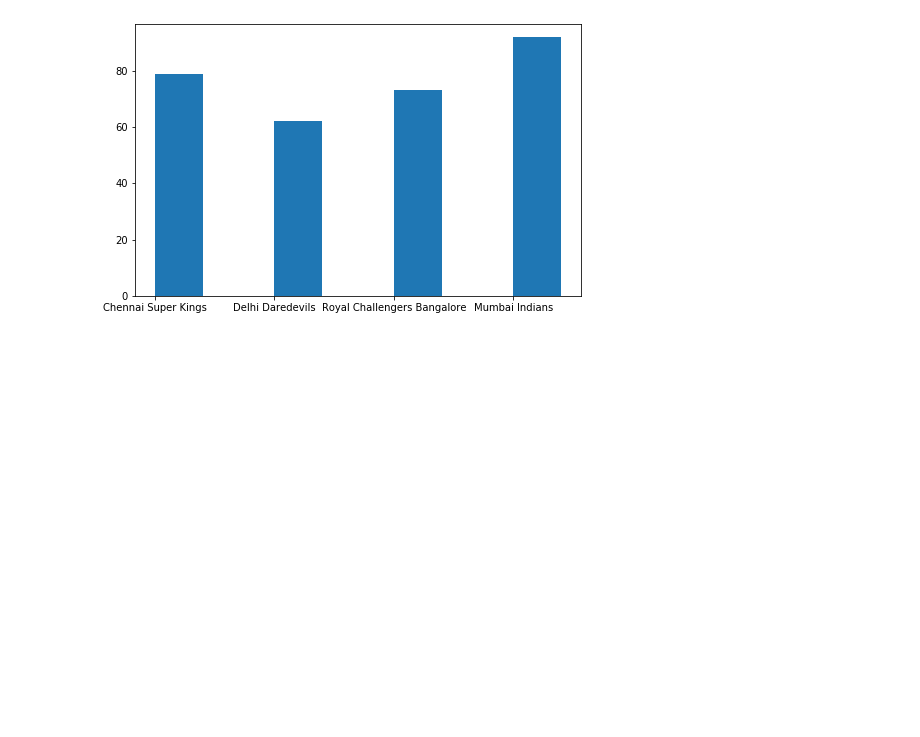
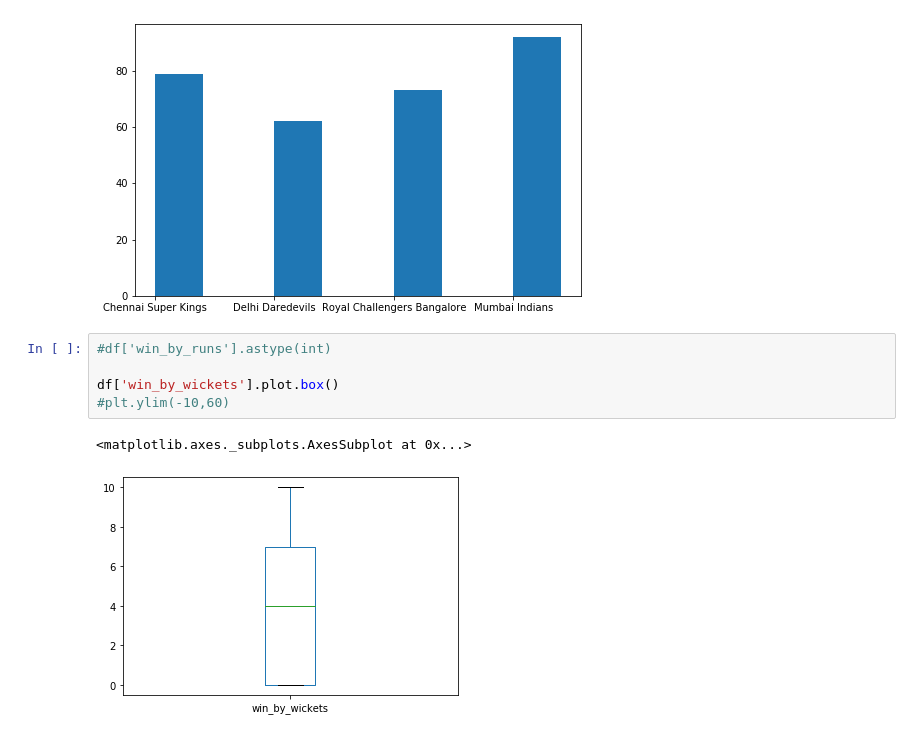
Before and after one commit to DegenD/Data-Analysis-of-Match-data, a Jupyter notebook: Match data Analysis.ipynb, the cells around one changed output. Drawn from its saved outputs; the diff is of its cells as text; blank space fills up the shorter version.

Commit message:
Box plots to understand median variation

```diff
--- a/Match data Analysis.ipynb
+++ b/Match data Analysis.ipynb
@@ -66,3 +66,11 @@ plt.bar(name,win_count, align='edge', width=0.4)
 [79, 62, 73, 92]
 <BarContainer object of 4 artists>
 [figure]
+# %%
+#df['win_by_runs'].astype(int)
+
+df['win_by_wickets'].plot.box()
+#plt.ylim(-10,60)
+# %% [output]
+<matplotlib.axes._subplots.AxesSubplot at 0x...>
+[figure, added]
```
Also changed, not shown: parts of 1 cell of this notebook.
